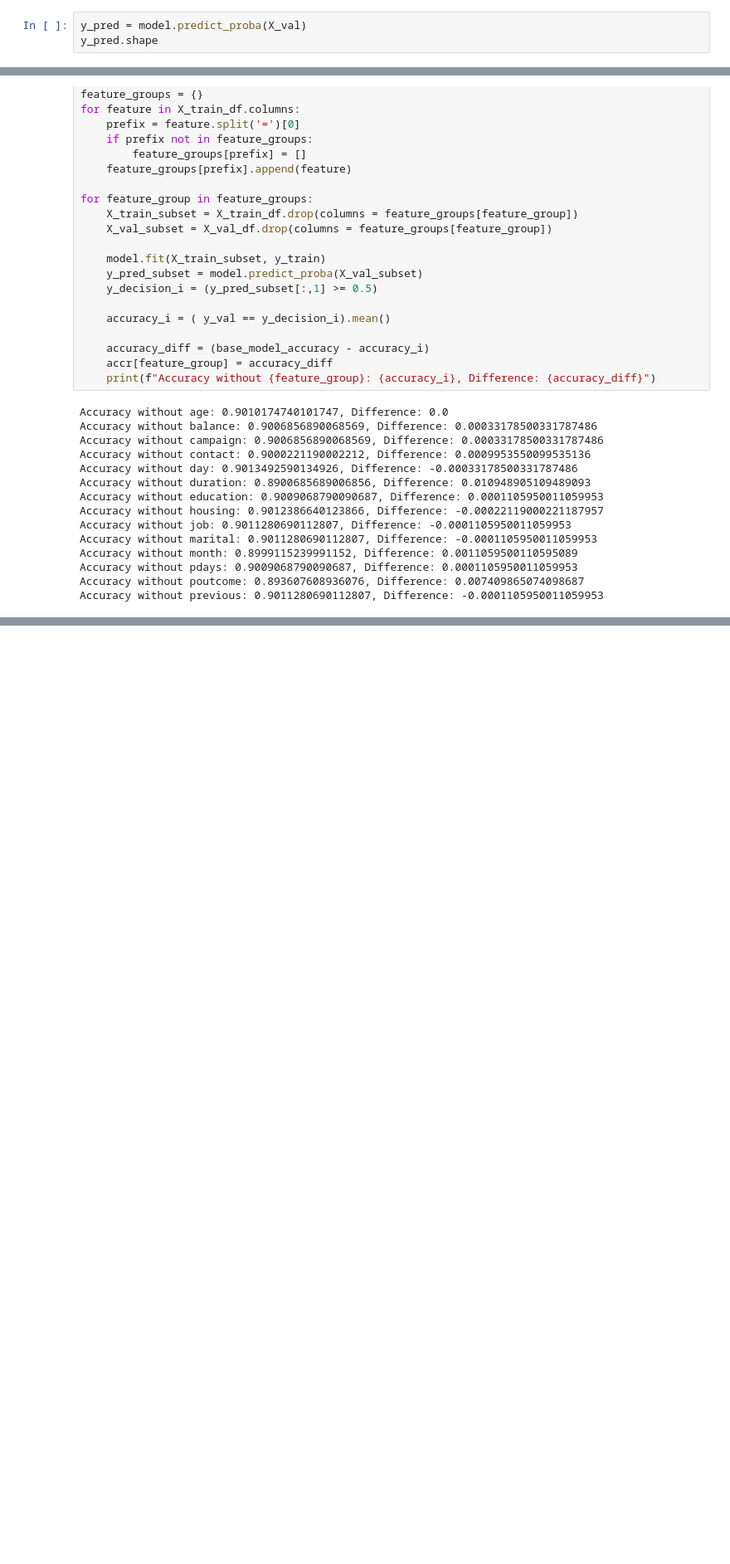
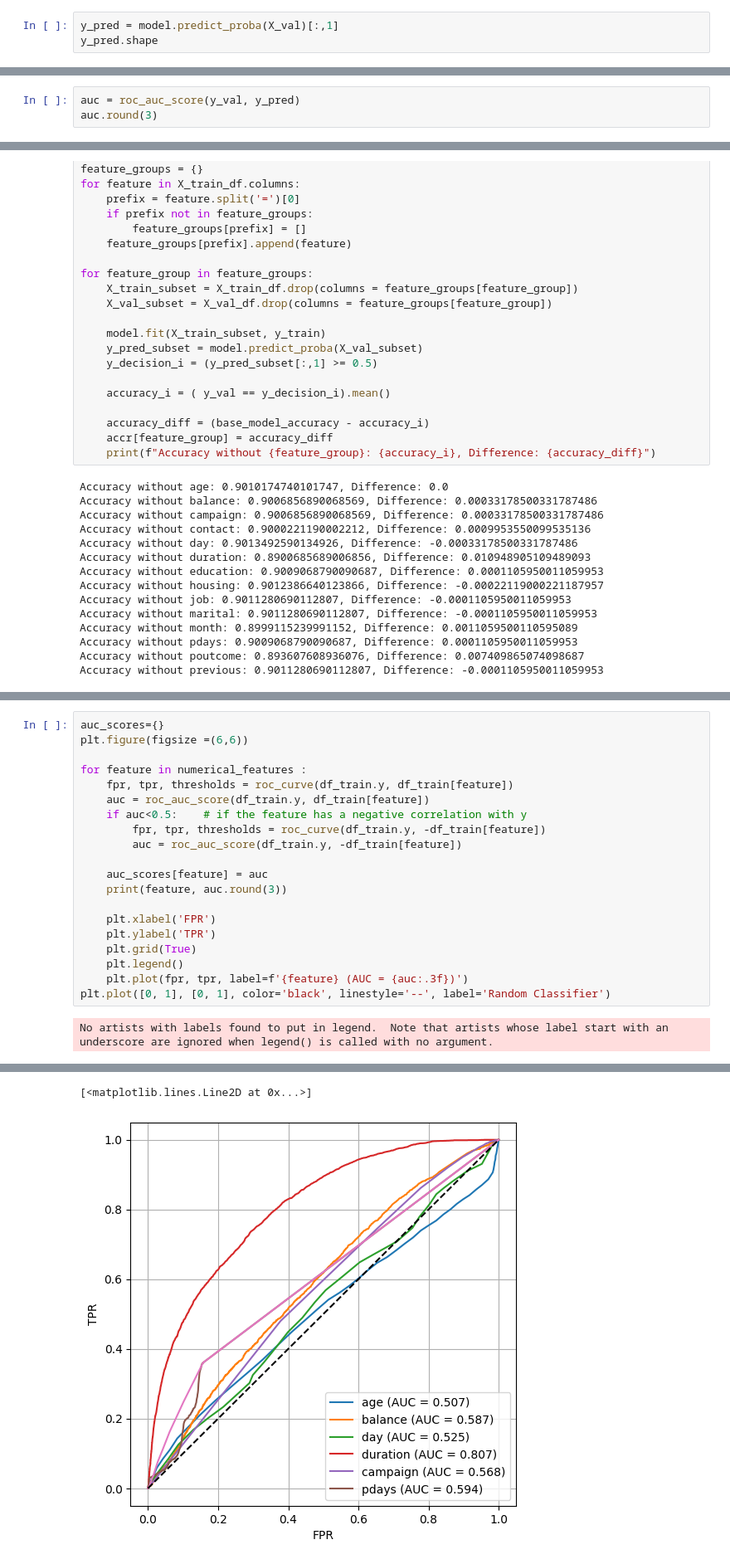
Before and after one commit to Serena-github-c/Bank-Client-Classification, a Jupyter notebook: Bank_Binary_classification.ipynb, the cells around one changed output, grey strips where cells are left out. Shown at 83% size. Cells and saved outputs as stored; diff of their text form; blank space fills up the shorter version.

```diff
--- a/Bank_Binary_classification.ipynb
+++ b/Bank_Binary_classification.ipynb
@@ -270,4 +284,4 @@ LogisticRegression(max_iter=1000, random_state=42, solver='liblinear')
 # %%
-y_pred = model.predict_proba(X_val)
+y_pred = model.predict_proba(X_val)[:,1]
 y_pred.shape
 # %% [output]
@@ -292,0 +311,3 @@ base_model_accuracy.round(2)
+# %%
+auc = roc_auc_score(y_val, y_pred)
+auc.round(3)
@@ -364,0 +364,22 @@ C: 100, Accuracy: 0.9011
+# %%
+auc_scores={}
+plt.figure(figsize =(6,6))
+
+for feature in numerical_features :
+    fpr, tpr, thresholds = roc_curve(df_train.y, df_train[feature])
+    auc = roc_auc_score(df_train.y, df_train[feature])
+    if auc<0.5:    # if the feature has a negative correlation with y
+        fpr, tpr, thresholds = roc_curve(df_train.y, -df_train[feature])
+        auc = roc_auc_score(df_train.y, -df_train[feature])
+
+    auc_scores[feature] = auc
+    print(feature, auc.round(3))
+
+    plt.xlabel('FPR')
+    plt.ylabel('TPR')
+    plt.grid(True)
+    plt.legend()
+    plt.plot(fpr, tpr, label=f'{feature} (AUC = {auc:.3f})')
+plt.plot([0, 1], [0, 1], color='black', linestyle='--', label='Random Classifier')
+# %% [output]
+No artists with labels found to put in legend.  Note that artists whose label start with an underscore are ignored when legend() is called with no argument.
@@ -364,0 +393,2 @@ C: 100, Accuracy: 0.9011
+[<matplotlib.lines.Line2D at 0x...>]
+[figure, added]
```
Also changed, not shown: parts of 39 cells of this notebook.
